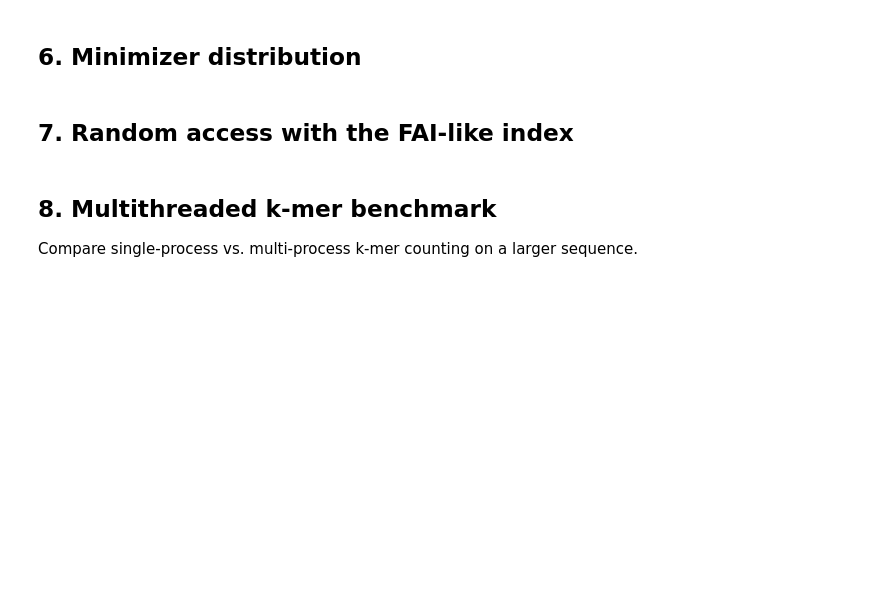
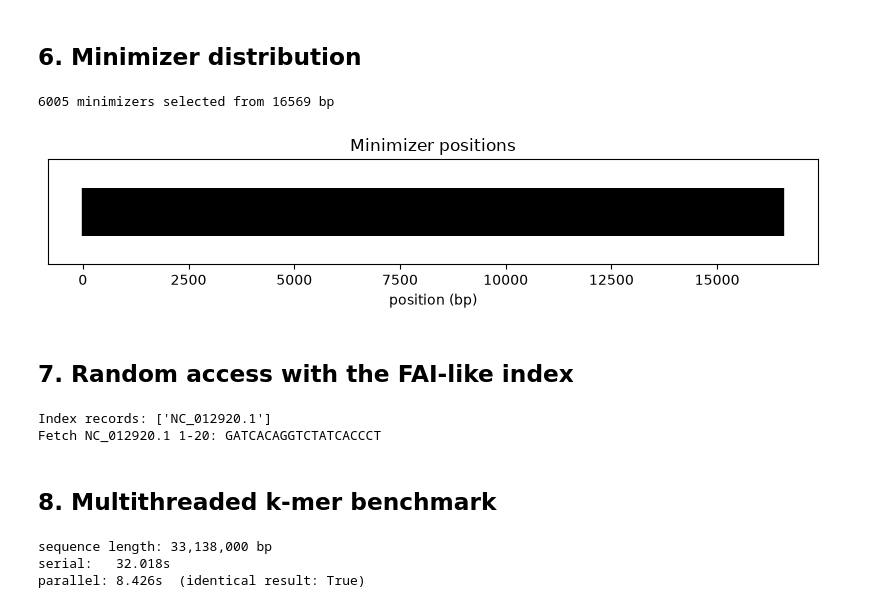
Before and after one commit to chengjilai/bioseqkit, a Jupyter notebook: examples/demo.ipynb, the cells around one changed output. Saved outputs shown, nothing was run; the diff lists cells and outputs as text; code cells hidden in the pictures; blank space fills up the shorter version.

```diff
--- a/examples/demo.ipynb
+++ b/examples/demo.ipynb
@@ -77,28 +135,51 @@ for frame in bsk.six_frame_translation(seq):
 # %%
 mins = bsk.minimizers(records[0].sequence, k=8, w=5)
 positions = [p for p, _ in mins]
 print(f'{len(mins)} minimizers selected from {len(records[0])} bp')
 plt.figure(figsize=(8, 2))
 plt.eventplot(positions, colors='black')
-plt.xlabel('position (bp)'); plt.title('Minimizer positions'); plt.yticks([])
-plt.tight_layout(); plt.show()
+plt.xlabel('position (bp)')
+plt.title('Minimizer positions')
+plt.yticks([])
+plt.tight_layout()
+plt.show()
+# %% [output]
+6005 minimizers selected from 16569 bp
+[figure, added]
 # %% [markdown]
 ## 7. Random access with the FAI-like index
 # %%
+import tempfile
+from pathlib import Path
+
+fa = Path(tempfile.mkdtemp()) / "test.fa"
+bsk.write_fasta(records, open(str(fa), "w"))
+
 from bioseqkit.index import build_faidx
-idx = build_faidx(str(DATA))
+
+idx = build_faidx(str(fa))
 name = idx.names()[0]
 print('Index records:', idx.names())
 print('Fetch', name, '1-20:', idx.fetch(name, 1, 20))
+# %% [output]
+Index records: ['NC_012920.1']
+Fetch NC_012920.1 1-20: GATCACAGGTCTATCACCCT
 # %% [markdown]
 ## 8. Multithreaded k-mer benchmark
-Compare single-process vs. multi-process k-mer counting on a larger sequence.
 # %%
 import time
-big = (records[0].sequence * 2000)
+
+big = records[0].sequence * 2000
 print(f'sequence length: {len(big):,} bp')
 
-t0 = time.perf_counter(); c1 = bsk.count_kmers(big, 8, canonical=True); t1 = time.perf_counter()
-c4 = bsk.count_kmers_parallel([big], 8, canonical=True, workers=4); t2 = time.perf_counter()
+t0 = time.perf_counter()
+c1 = bsk.count_kmers(big, 8, canonical=True)
+t1 = time.perf_counter()
+c4 = bsk.count_kmers_parallel([big], 8, canonical=True, workers=4)
+t2 = time.perf_counter()
 print(f'serial:   {t1 - t0:.3f}s')
 print(f'parallel: {t2 - t1:.3f}s  (identical result: {c1 == c4})')
+# %% [output]
+sequence length: 33,138,000 bp
+serial:   32.018s
+parallel: 8.426s  (identical result: True)
```
Also changed, not shown: parts of 8 cells of this notebook, 6 other files.
